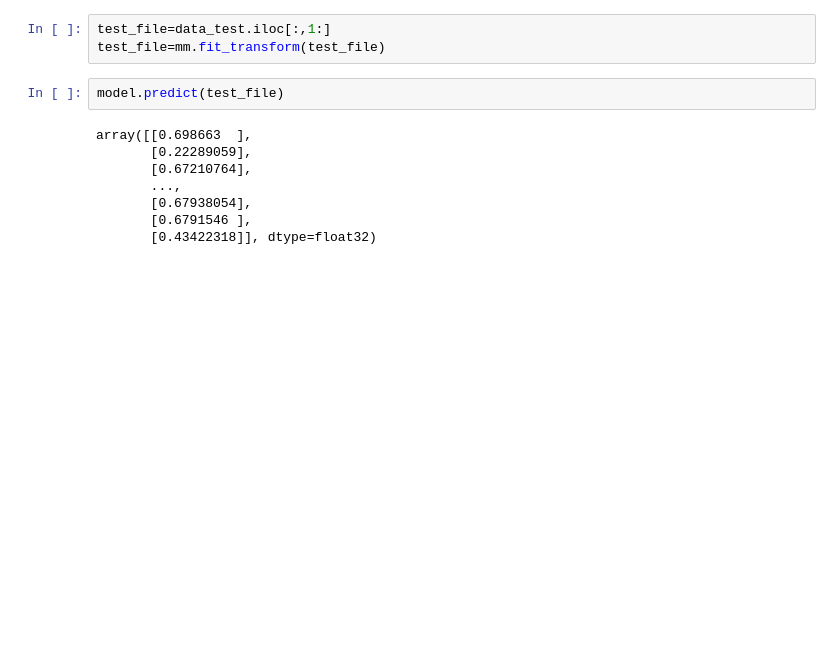
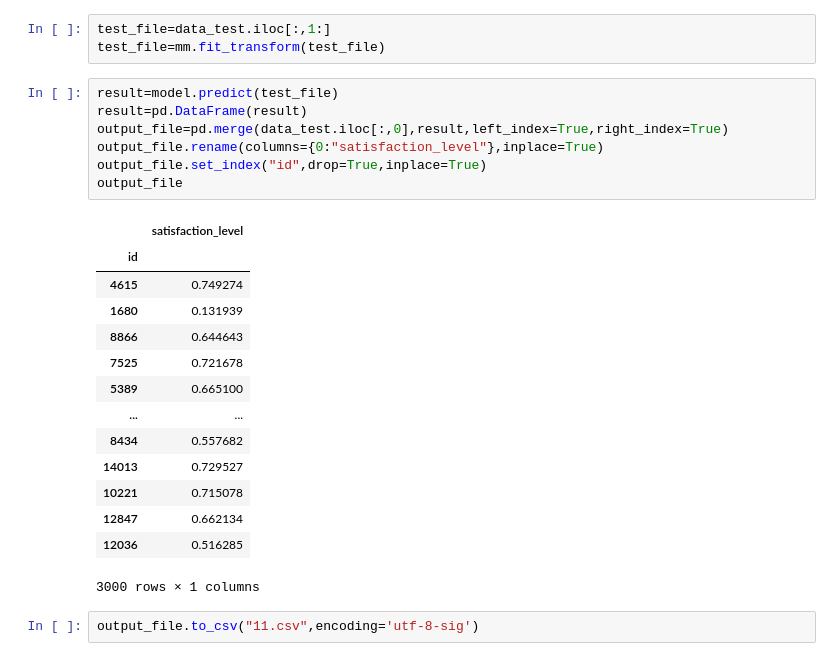
Before and after one commit to Rexa-Yu/HeyWhale-Contest, a Jupyter notebook: 和鲸练习赛-员工满意度预测/和鲸练习赛-员工满意度预测.ipynb, the cells around one changed output. Drawn from its saved outputs; the diff is of its cells as text; blank space fills up the shorter version.

```diff
--- a/和鲸练习赛-员工满意度预测/和鲸练习赛-员工满意度预测.ipynb
+++ b/和鲸练习赛-员工满意度预测/和鲸练习赛-员工满意度预测.ipynb
@@ -216,12 +215,26 @@ data_test
 test_file=data_test.iloc[:,1:]
 test_file=mm.fit_transform(test_file)
 # %%
-model.predict(test_file)
+result=model.predict(test_file)
+result=pd.DataFrame(result)
+output_file=pd.merge(data_test.iloc[:,0],result,left_index=True,right_index=True)
+output_file.rename(columns={0:"satisfaction_level"},inplace=True)
+output_file.set_index("id",drop=True,inplace=True)
+output_file
 # %% [output]
+|  | satisfaction_level |
+| id |  |
+| 4615 | 0.749274 |
+| 1680 | 0.131939 |
+| 8866 | 0.644643 |
+| 7525 | 0.721678 |
+| 5389 | 0.665100 |
+| ... | ... |
+| 8434 | 0.557682 |
+| 14013 | 0.729527 |
+| 10221 | 0.715078 |
+| 12847 | 0.662134 |
+| 12036 | 0.516285 |
-array([[0.698663  ],
-       [0.22289059],
-       [0.67210764],
-       ...,
-       [0.67938054],
-       [0.6791546 ],
-       [0.43422318]], dtype=float32)
+3000 rows × 1 columns
+# %%
+output_file.to_csv("11.csv",encoding='utf-8-sig')
```
Also changed, not shown: parts of 4 cells of this notebook, 8 other files.
